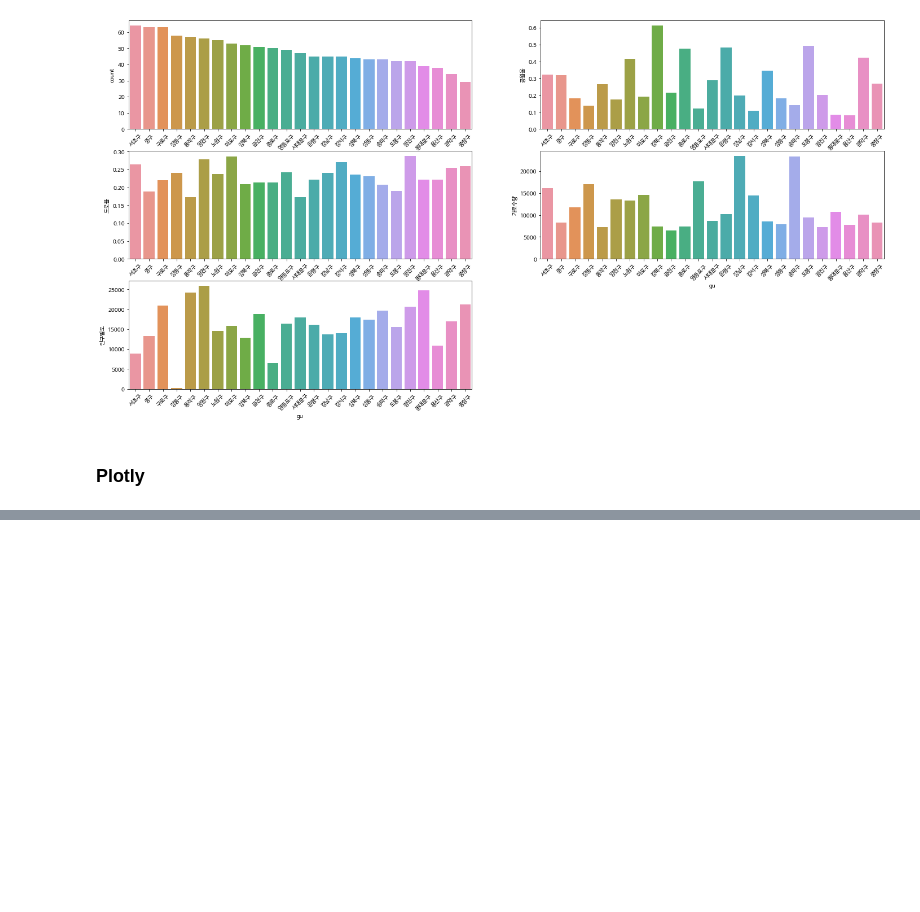
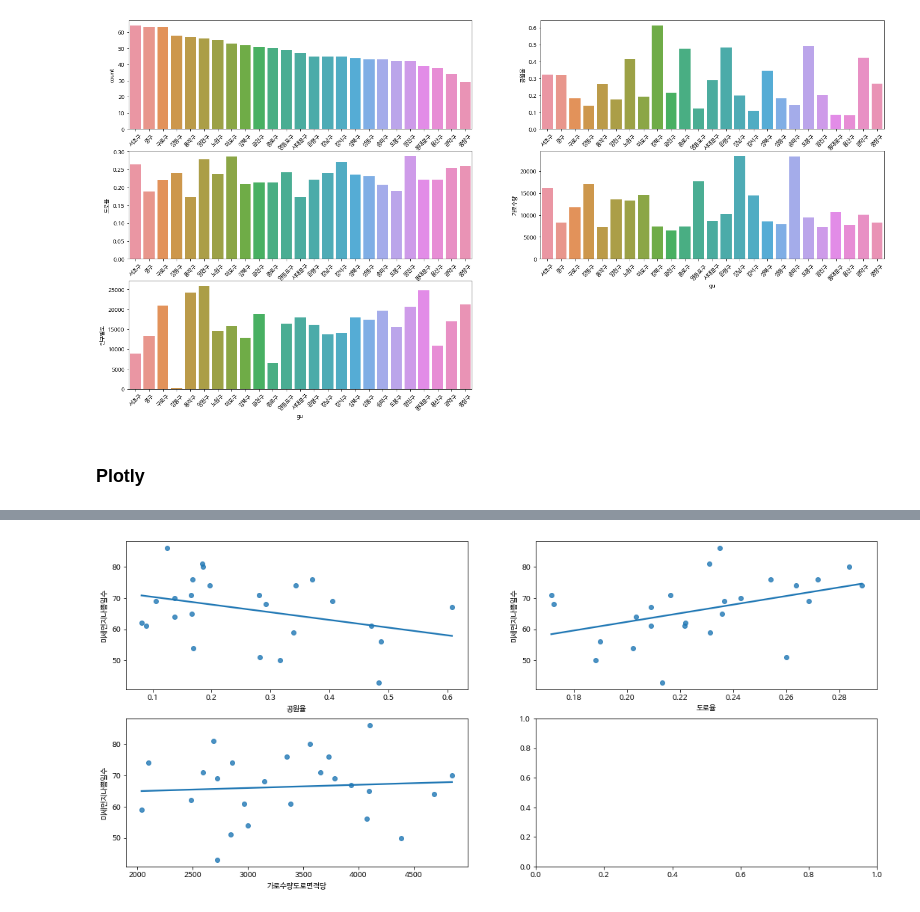
Before and after one commit to HJoon-K/Find_Dust, a Jupyter notebook: 03그래프분석.ipynb, the cells around one changed output, grey strips where cells are left out. Drawn from its saved outputs; the diff is of its cells as text; code cells hidden in the pictures; blank space fills up the shorter version.

```diff
--- a/03그래프분석.ipynb
+++ b/03그래프분석.ipynb
@@ -137,0 +264,4 @@ fig.show()
+# %%
+dust19 = pd.read_csv('/content/drive/MyDrive/Colab Notebooks/dustdata/seoul_dust2019.csv')
+dust19.rename(columns={'gu': '자치구', 'date':'미세먼지나쁨일수'},inplace=True)
+dust19
@@ -137,0 +286,7 @@ fig.show()
+# %%
+_, axs = plt.subplots(2, 2, figsize=(18,8))
+for i, feature in enumerate(dust19.columns[2:]):
+    row, col = i //2, i % 2
+    sns.regplot(x=feature, y='미세먼지나쁨일수', data=dust19, ci=None, ax=axs[row][col])
+# %% [output]
+[figure, added]
```
Also changed, not shown: parts of 26 cells of this notebook.
